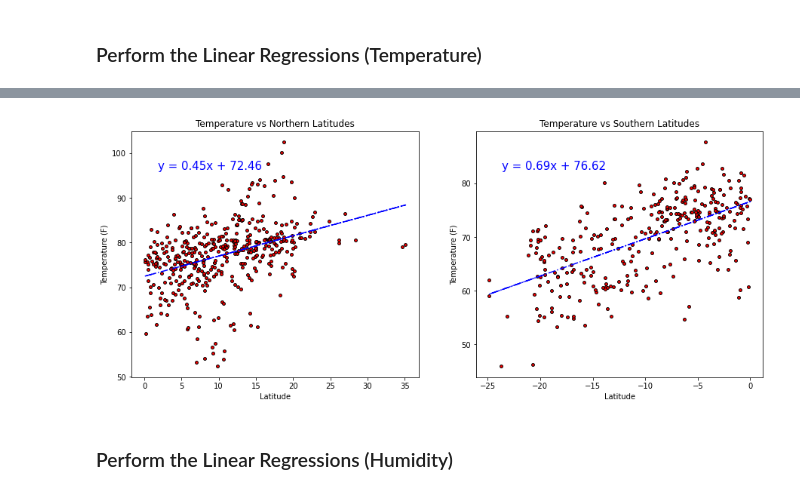
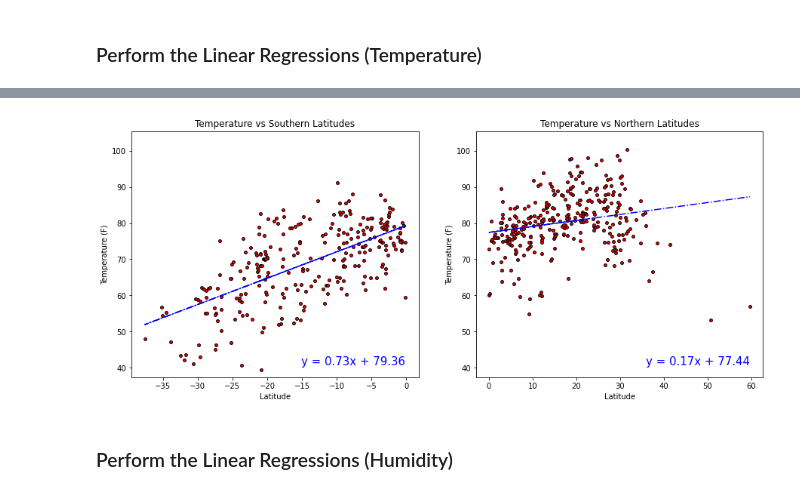
Before and after one commit to seneubauer/python-api-challenge, a Jupyter notebook: WeatherPy.ipynb, the cells around one changed output, grey strips where cells are left out. Drawn from its saved outputs; the diff is of its cells as text; code cells hidden in the pictures.

Commit message:
Add finalized script after fixing longitude limit problem and add final observations

```diff
--- a/WeatherPy.ipynb
+++ b/WeatherPy.ipynb
@@ -17,17 +26,17 @@ from ISO3166 import ISO3166
 ### Retrieve the Relevant City Names
 # %%
 # specify the +/- of latitude for the search criteria
-latitudeRange = 20
+latitudeRange = 30
 
 # initialize the list of city names
 cityNames = []
 countryCodes = []
 
 # iterate across the globe
-for x in range(0, 360, 3):
+for x in range(-180, 180, 6):
 
     # iterate through the specified latitude range
-    for y in range(-latitudeRange, latitudeRange + 1, 1):
+    for y in range(-latitudeRange, latitudeRange + 1, 3):
         city = citipy.nearest_city(y, x)
         cityName = city.city_name
         countryCode = city.country_code
@@ -52,12 +61,13 @@ humidity_Data = []
 cloudiness_Data = []
 windSpeed_Data = []
 latitude_Data = []
+longitude_Data = []
 
 # create the country name variable
 countryName = ""
 
 # iterate through the retrieved cities (limited during development)
-# for i in range(100):
+#for i in range(20):
 for i in range(len(cityNames)):
 
     # assign the country name
@@ -83,6 +93,7 @@ for i in range(len(cityNames)):
         cloudiness_Data.append(response_json["clouds"]["all"])
         windSpeed_Data.append(response_json["wind"]["speed"])
         latitude_Data.append(response_json["coord"]["lat"])
+        longitude_Data.append(response_json["coord"]["lon"])
 
         # contribute to the print log
         print(f"City #{i}: {cityNames[i]}, {countryName}")
@@ -263,71 +317,84 @@ y_values_southern_windspeed = southern_df["Wind Speed (mph)"]
 ### Perform the Linear Regressions (Temperature)
 # %%
 # define the line equation's position variables (% of axis)
-x_northern = 0.05
-y_northern = 0.88
-x_southern = 0.05
-y_southern = 0.88
+x_northern_position = 0.60
+x_southern_position = 0.60
+y_position = 0.05
 
 # reuse variables for easier reassignment
 y_values_northern = y_values_northern_temperature
 y_values_southern = y_values_southern_temperature
+y_max = max_temperature
+y_min = min_temperature
+category = "Temperature"
+categoryUnits = "(F)"
 
 # calculate the northern regression
-(slopeN, interceptN, rvalueN, pvalueN, stderrN) = linregress(x_values_northern, y_values_northern)
+(slopeN, interceptN, rvalueN, pvalueN, stderrN) = stats.linregress(x_values_northern, y_values_northern)
 regress_valuesN = x_values_northern * slopeN + interceptN
 line_equationN = f"y = {slopeN:,.2f}x + {interceptN:,.2f}"
 
 # calculate the southern regression
-(slopeS, interceptS, rvalueS, pvalueS, stderrS) = linregress(x_values_southern, y_values_southern)
+(slopeS, interceptS, rvalueS, pvalueS, stderrS) = stats.linregress(x_values_southern, y_values_southern)
 regress_valuesS = x_values_southern * slopeS + interceptS
 line_equationS = f"y = {slopeS:,.2f}x + {interceptS:,.2f}"
+
+# calculate the northern correlation factor
+northern_correlation = stats.pearsonr(x_values_northern, y_values_northern)[0]
+southern_correlation = stats.pearsonr(x_values_southern, y_values_southern)[0]
+
+# print the correlation factors
+print(f"Southern Latitude =>\tcorrelation = {southern_correlation:,.2f}\tr2 = {rvalueS**2:,.2f}")
+print(f"Northern Latitude =>\tcorrelation = {northern_correlation:,.2f}\tr2 = {rvalueN**2:,.2f}")
 
 # specify the subplots
 fig0, (ax0, ax1) = plt.subplots(1, 2, figsize = (15, 6))
 
 # construct the plots
-ax0.scatter(x_values_northern,
+ax0.scatter(x_values_southern,
+                y_values_southern,
+                marker = markers,
+                s = size,
+                c = color,
+                edgecolors = edgeColors)
+ax0.plot(x_values_southern,
+                regress_valuesS,
+                color = regressionColor,
+                linestyle = lineStyle)
+ax1.scatter(x_values_northern,
                 y_values_northern,
                 marker = markers,
                 s = size,
                 c = color,
                 edgecolors = edgeColors)
-ax0.plot(x_values_northern,
+ax1.plot(x_values_northern,
                 regress_valuesN,
-                color = regressionColor,
-                linestyle = lineStyle)
-ax1.scatter(x_values_southern,
-                y_values_southern,
-                marker = markers,
-                s = size,
-                c = color,
-                edgecolors = edgeColors)
-ax1.plot(x_values_southern,
-                regress_valuesS,
                 color = regressionColor,
                 linestyle = lineStyle)
 
 # calculate the position for the line equation
-x_position_northern = min(x_values_northern) + (max(x_values_northern) - min(x_values_northern)) * x_northern
-x_position_southern = min(x_values_southern) + (max(x_values_southern) - min(x_values_southern)) * x_southern
-y_position_northern = min(y_values_northern) + (max(y_values_northern) - min(y_values_northern)) * y_northern
-y_position_southern = min(y_values_southern) + (max(y_values_southern) - min(y_values_southern)) * y_southern
+x_position_northern = min(x_values_northern) + (max(x_values_northern) - min(x_values_northern)) * x_northern_position
+x_position_southern = min(x_values_southern) + (max(x_values_southern) - min(x_values_southern)) * x_southern_position
+y_position = y_min + (y_max - y_min) * y_position
 
 # add the line equation
-ax0.annotate(line_equationN, (x_position_northern, y_position_northern), fontsize = 15, color = regressionColor)
-ax1.annotate(line_equationS, (x_position_southern, y_position_southern), fontsize = 15, color = regressionColor)
+ax0.annotate(line_equationS, (x_position_southern, y_position), fontsize = 15, color = regressionColor)
+ax1.annotate(line_equationN, (x_position_northern, y_position), fontsize = 15, color = regressionColor)
+
+# set up y axis limits
+ax0.set_ylim(y_min, y_max)
+ax1.set_ylim(y_min, y_max)
 
 # set up the labels and title
 ax0.set_xlabel("Latitude")
-ax0.set_ylabel("Temperature (F)")
-ax0.set_title("Temperature vs Northern Latitudes")
-
+ax0.set_ylabel(f"{category} {categoryUnits}")
+ax0.set_title(f"{category} vs Southern Latitudes")
 ax1.set_xlabel("Latitude")
-ax1.set_ylabel("Temperature (F)")
-ax1.set_title("Temperature vs Southern Latitudes")
+ax1.set_ylabel(f"{category} {categoryUnits}")
+ax1.set_title(f"{category} vs Northern Latitudes")
 
 # save the plot
-plt.savefig("Images/Temperature vs Latitudes - Regression.png")
+plt.savefig(f"Images/{category} vs Latitudes - Regression.png")
 
 # show the plot
 plt.show()
@@ -335,4 +404,4 @@ plt.show()
-[figure, old version]
+[figure, new version]
 # %% [markdown]
 ### Perform the Linear Regressions (Humidity)
 # %%
```
Also changed, not shown: parts of 22 cells of this notebook, 9 other files.
